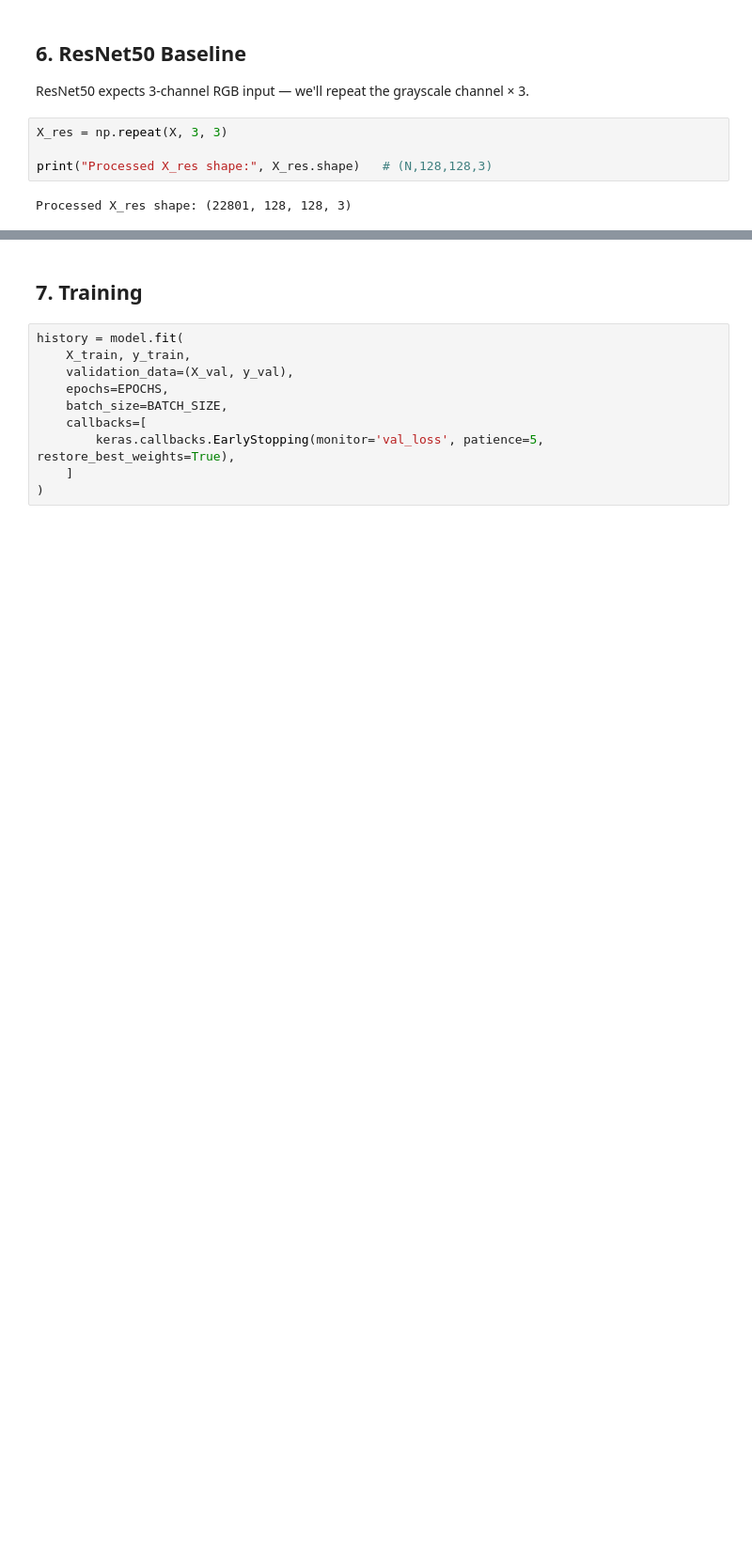
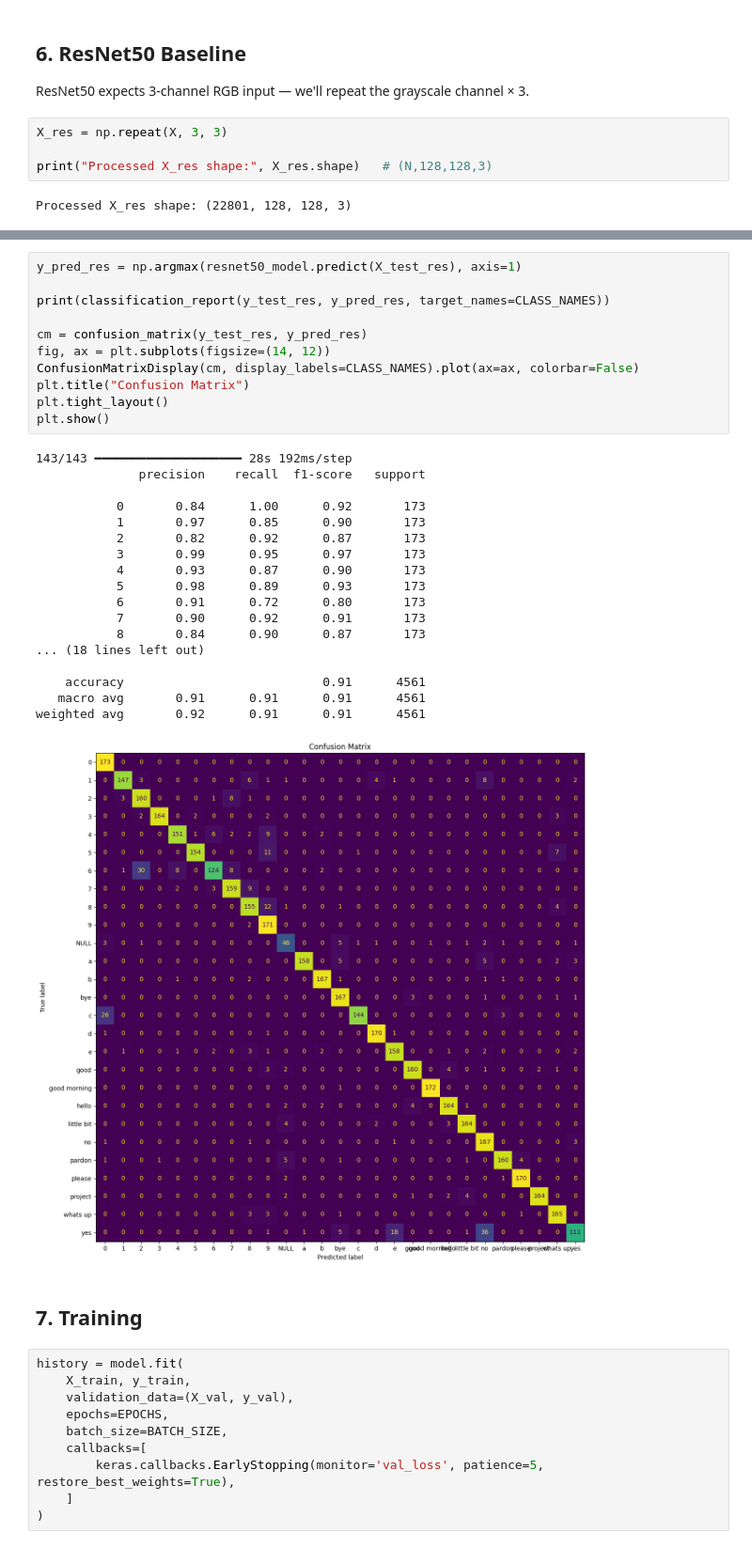
Before and after one commit to Jamato004/CS171-Final-Project, a Jupyter notebook: sign_language_cnn.ipynb, the cells around one changed output, grey strips where cells are left out. Shown at 94% size. Cells and saved outputs as stored; diff of their text form; blank space fills up the shorter version.

```diff
--- a/sign_language_cnn.ipynb
+++ b/sign_language_cnn.ipynb
@@ -331,3 +394,33 @@ KeyboardInterrupt:
+# %%
+y_pred_res = np.argmax(resnet50_model.predict(X_test_res), axis=1)
+
+print(classification_report(y_test_res, y_pred_res, target_names=CLASS_NAMES))
+
+cm = confusion_matrix(y_test_res, y_pred_res)
+fig, ax = plt.subplots(figsize=(14, 12))
+ConfusionMatrixDisplay(cm, display_labels=CLASS_NAMES).plot(ax=ax, colorbar=False)
+plt.title("Confusion Matrix")
+plt.tight_layout()
+plt.show()
+# %% [output]
+143/143 ━━━━━━━━━━━━━━━━━━━━ 28s 192ms/step
+              precision    recall  f1-score   support
+
+           0       0.84      1.00      0.92       173
+           1       0.97      0.85      0.90       173
+           2       0.82      0.92      0.87       173
+           3       0.99      0.95      0.97       173
+           4       0.93      0.87      0.90       173
+           5       0.98      0.89      0.93       173
+           6       0.91      0.72      0.80       173
+           7       0.90      0.92      0.91       173
+           8       0.84      0.90      0.87       173
+... (18 lines left out)
+
+    accuracy                           0.91      4561
+   macro avg       0.91      0.91      0.91      4561
+weighted avg       0.92      0.91      0.91      4561
+[figure, added]
 # %% [markdown]
 ## 7. Training
 # %%
```
Also changed, not shown: parts of 7 cells of this notebook.
